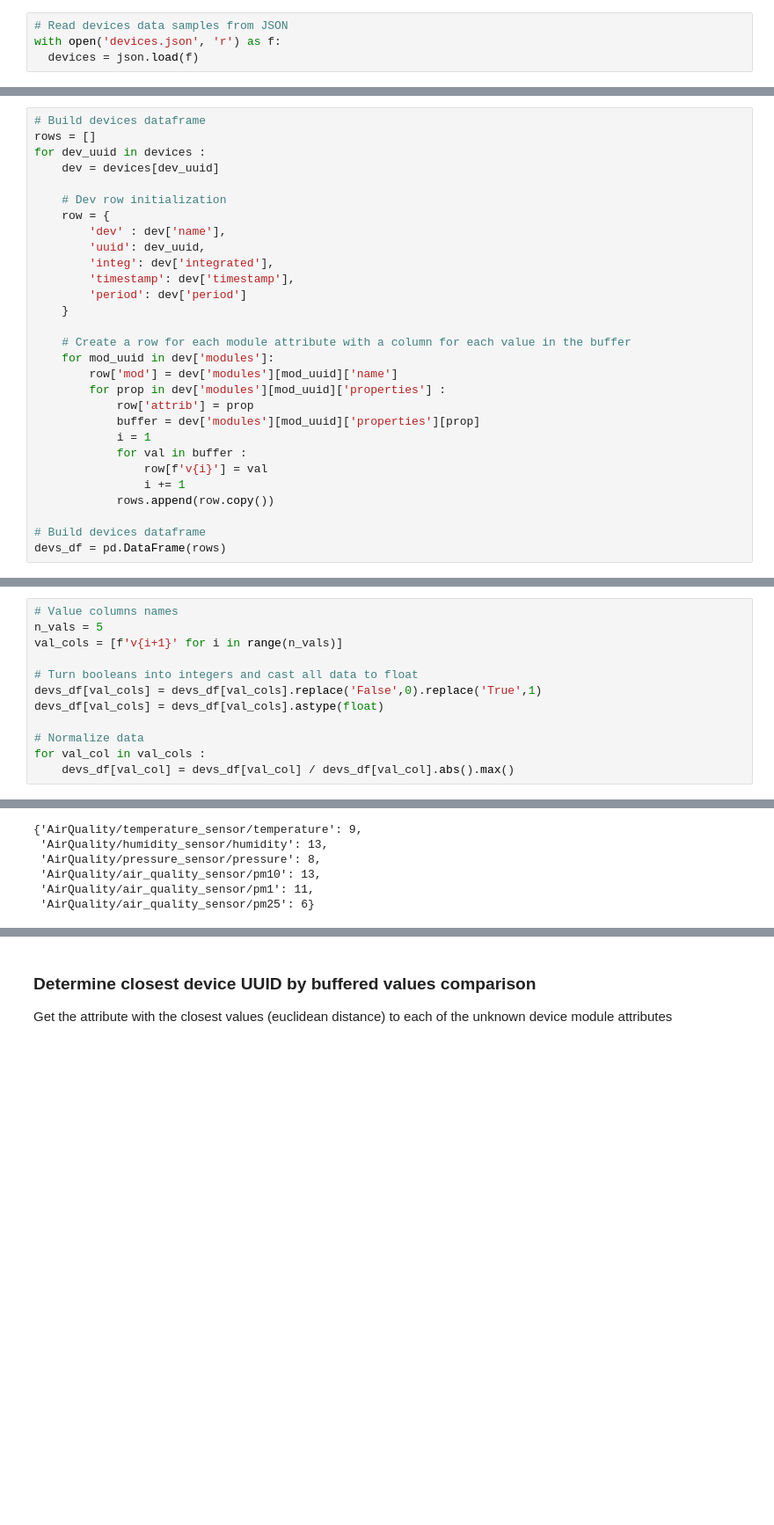
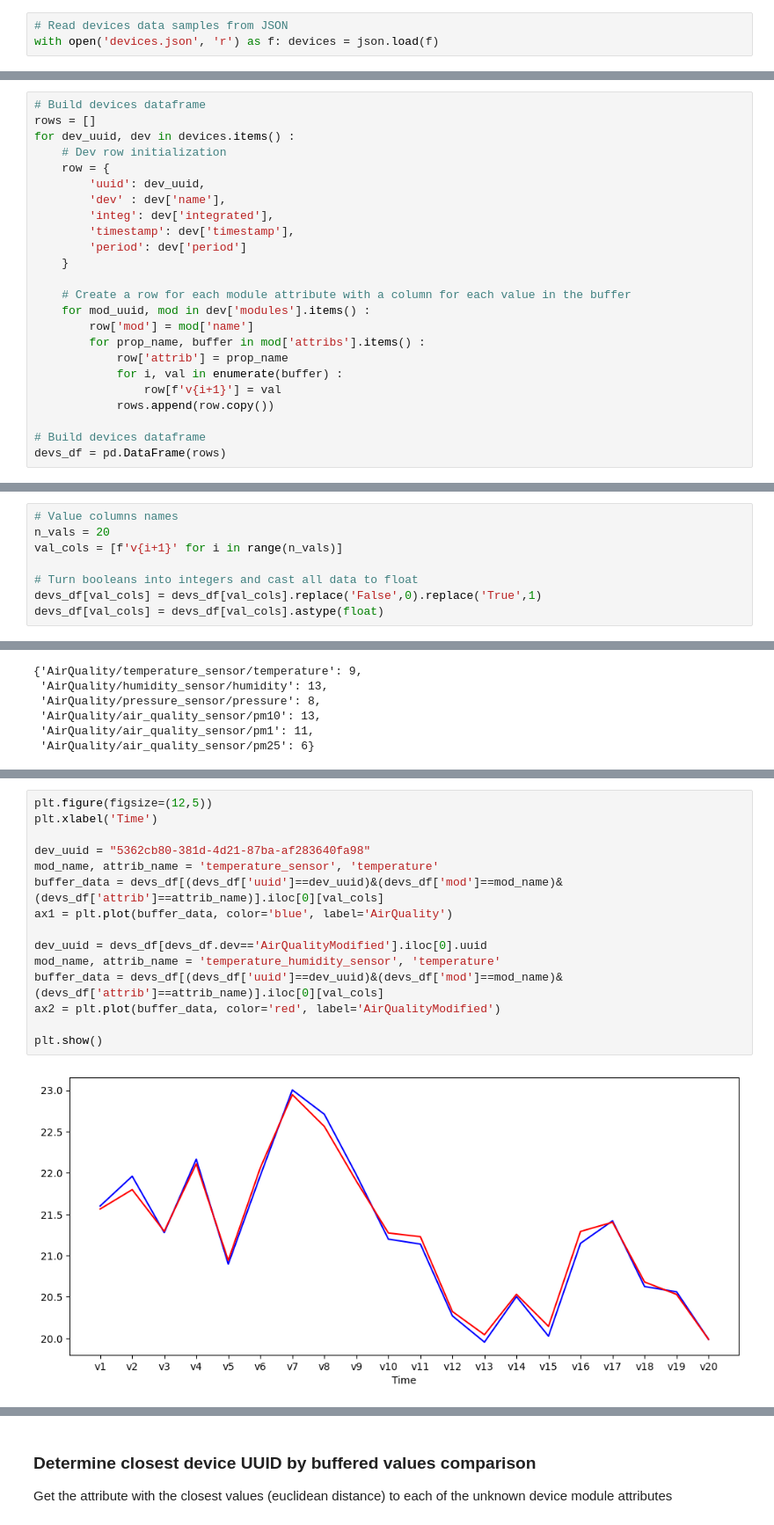
Before and after one commit to alejp1998/kg-iot-dt, a Jupyter notebook: kgdt/devs_similarity.ipynb, the cells around one changed output, grey strips where cells are left out. Shown at 88% size. Saved outputs shown, nothing was run; the diff lists cells and outputs as text; blank space fills up the shorter version.

Commit message:
Personality and ground truth time series implemented in safety / environmental devices

```diff
--- a/kgdt/devs_similarity.ipynb
+++ b/kgdt/devs_similarity.ipynb
@@ -54,35 +52,29 @@ sdfs_df[sdfs_df.thing=='AirQualityModified'].iloc[:,2:].reset_index(drop=True)
 ### Load devices data
 # %%
 # Read devices data samples from JSON
-with open('devices.json', 'r') as f:
-  devices = json.load(f)
+with open('devices.json', 'r') as f: devices = json.load(f)
 # %% [markdown]
 ### Adapt devices data for analysis
 # %%
 # Build devices dataframe
 rows = []
-for dev_uuid in devices :
-    dev = devices[dev_uuid]
-
+for dev_uuid, dev in devices.items() :
     # Dev row initialization
     row = {
+        'uuid': dev_uuid,
         'dev' : dev['name'],
-        'uuid': dev_uuid,
         'integ': dev['integrated'],
         'timestamp': dev['timestamp'],
         'period': dev['period']
     }
 
     # Create a row for each module attribute with a column for each value in the buffer
-    for mod_uuid in dev['modules']:
-        row['mod'] = dev['modules'][mod_uuid]['name']
-        for prop in dev['modules'][mod_uuid]['properties'] :
-            row['attrib'] = prop
-            buffer = dev['modules'][mod_uuid]['properties'][prop]
-            i = 1
-            for val in buffer :
-                row[f'v{i}'] = val
-                i += 1
+    for mod_uuid, mod in dev['modules'].items() :
+        row['mod'] = mod['name']
+        for prop_name, buffer in mod['attribs'].items() :
+            row['attrib'] = prop_name
+            for i, val in enumerate(buffer) :
+                row[f'v{i+1}'] = val
             rows.append(row.copy())
 
 # Build devices dataframe
@@ -103,13 +95,9 @@ Given an unknown device, determine the 5 closest devices according to SDF defini
     Finally, the device that has the most attribute votes is chosen as the closest device.
 # %%
 # Value columns names
-n_vals = 5
+n_vals = 20
 val_cols = [f'v{i+1}' for i in range(n_vals)]
 
 # Turn booleans into integers and cast all data to float
 devs_df[val_cols] = devs_df[val_cols].replace('False',0).replace('True',1)
 devs_df[val_cols] = devs_df[val_cols].astype(float)
-
-# Normalize data
-for val_col in val_cols :
-    devs_df[val_col] = devs_df[val_col] / devs_df[val_col].abs().max()
@@ -177,0 +178,17 @@ total_vote_sdf
+# %%
+plt.figure(figsize=(12,5))
+plt.xlabel('Time')
+
+dev_uuid = "5362cb80-381d-4d21-87ba-af283640fa98"
+mod_name, attrib_name = 'temperature_sensor', 'temperature'
+buffer_data = devs_df[(devs_df['uuid']==dev_uuid)&(devs_df['mod']==mod_name)&(devs_df['attrib']==attrib_name)].iloc[0][val_cols]
+ax1 = plt.plot(buffer_data, color='blue', label='AirQuality')
+
+dev_uuid = devs_df[devs_df.dev=='AirQualityModified'].iloc[0].uuid
+mod_name, attrib_name = 'temperature_humidity_sensor', 'temperature'
+buffer_data = devs_df[(devs_df['uuid']==dev_uuid)&(devs_df['mod']==mod_name)&(devs_df['attrib']==attrib_name)].iloc[0][val_cols]
+ax2 = plt.plot(buffer_data, color='red', label='AirQualityModified')
+
+plt.show()
+# %% [output]
+[figure, added]
```
Also changed, not shown: parts of 6 cells of this notebook, 5 other files.
